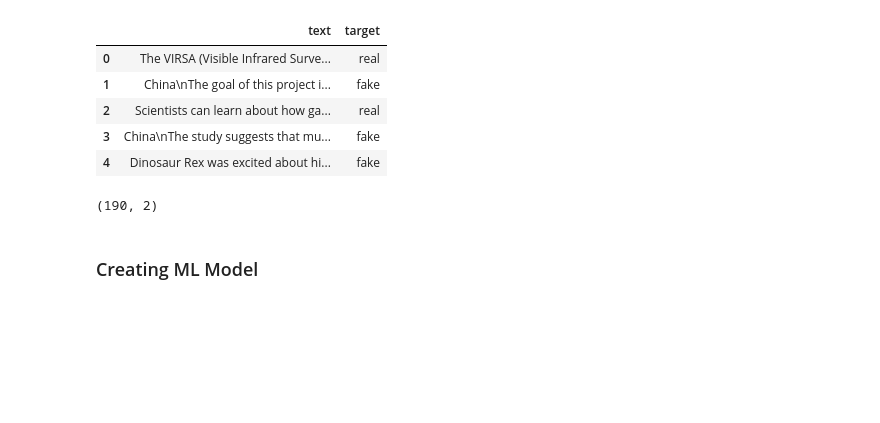
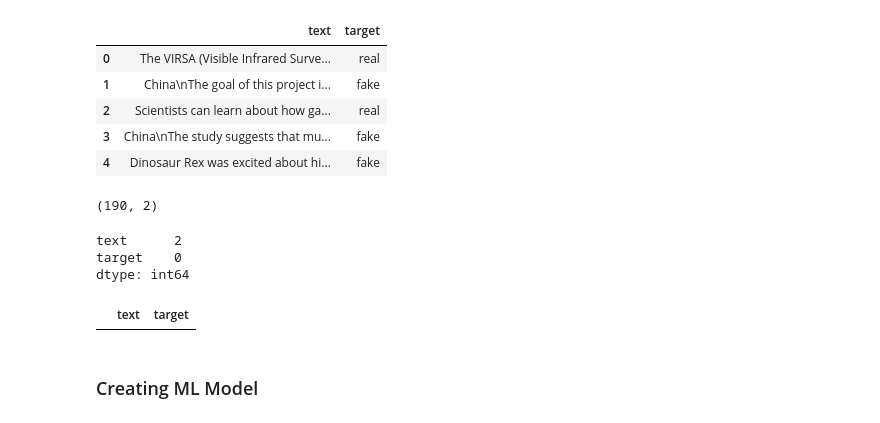
Before and after one commit to bdk-333/Fake-or-LLM-generated-summary, a Jupyter notebook: notebooks/Tradition_ML.ipynb, the cells around one changed output. Saved outputs shown, nothing was run; the diff lists cells and outputs as text; code cells hidden in the pictures; blank space fills up the shorter version.

```diff
--- a/notebooks/Tradition_ML.ipynb
+++ b/notebooks/Tradition_ML.ipynb
@@ -80,6 +80,18 @@ final.head()
 final.shape
 # %% [output]
 (190, 2)
+# %%
+final.isna().sum()
+# %% [output]
+text      2
+target    0
+dtype: int64
+# %%
+final.dropna(inplace=True)
+# %%
+final[final['text'].isna()]
+# %% [output]
+|  | text | target |
 # %%
 # saving this df for future use
 final.to_csv('../data/traditional.csv', index=False)
```
Also changed, not shown: parts of 11 cells of this notebook, 1 other file.
